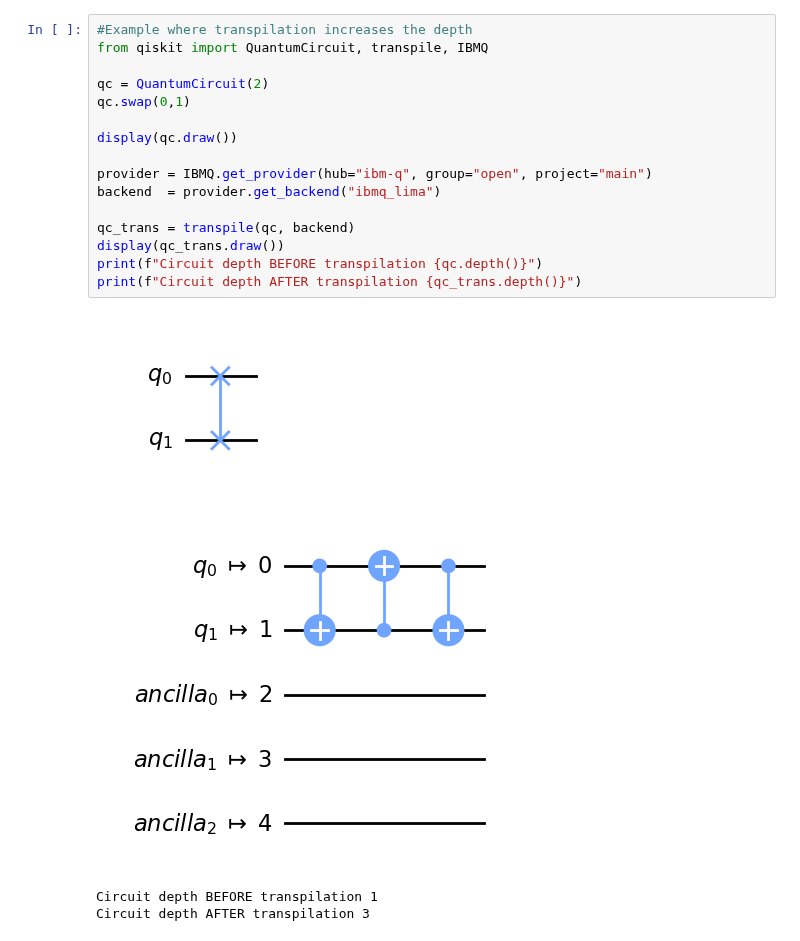
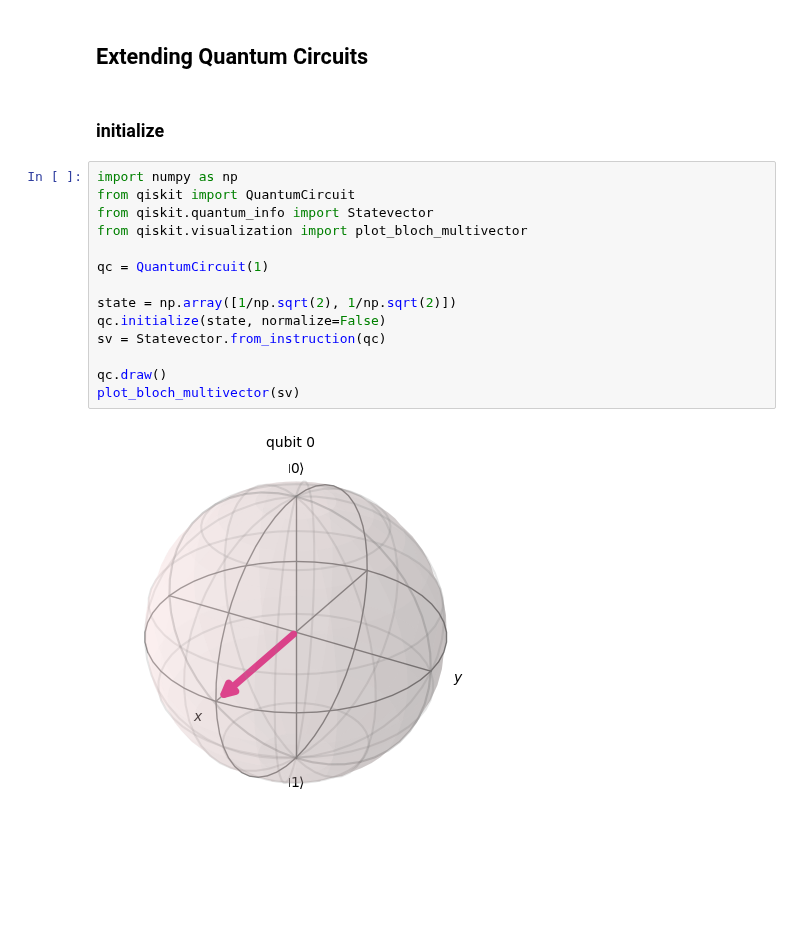
Before and after one commit to mrromaniuc/quantum-computing, a Jupyter notebook: IBMCertifiedAssociateDeveloperQiskit/1.7-Extend_Quantum_Circuits.ipynb, the cells around one changed output. Saved outputs shown, nothing was run; the diff lists cells and outputs as text; blank space fills up the shorter version.

```diff
--- a/IBMCertifiedAssociateDeveloperQiskit/1.7-Extend_Quantum_Circuits.ipynb
+++ b/IBMCertifiedAssociateDeveloperQiskit/1.7-Extend_Quantum_Circuits.ipynb
@@ -72,21 +49,20 @@ Circuit depth AFTER transpilation 0
-# %%
-#Example where transpilation increases the depth
-from qiskit import QuantumCircuit, transpile, IBMQ
-
-qc = QuantumCircuit(2)
-qc.swap(0,1)
-
-display(qc.draw())
-
-provider = IBMQ.get_provider(hub="ibm-q", group="open", project="main")
-backend  = provider.get_backend("ibmq_lima")
-
-qc_trans = transpile(qc, backend)
-display(qc_trans.draw())
-print(f"Circuit depth BEFORE transpilation {qc.depth()}")
-print(f"Circuit depth AFTER transpilation {qc_trans.depth()}")
-# %% [output]
-[figure, removed]
-[figure, removed]
-Circuit depth BEFORE transpilation 1
-Circuit depth AFTER transpilation 3
+# %% [markdown]
+## Extending Quantum Circuits
+# %% [markdown]
+### initialize
+# %%
+import numpy as np
+from qiskit import QuantumCircuit
+from qiskit.quantum_info import Statevector
+from qiskit.visualization import plot_bloch_multivector
+
+qc = QuantumCircuit(1)
+
+state = np.array([1/np.sqrt(2), 1/np.sqrt(2)])
+qc.initialize(state, normalize=False)
+sv = Statevector.from_instruction(qc)
+
+qc.draw()
+plot_bloch_multivector(sv)
+# %% [output]
+[figure, added]
```
Also changed, not shown: parts of 10 cells of this notebook.
